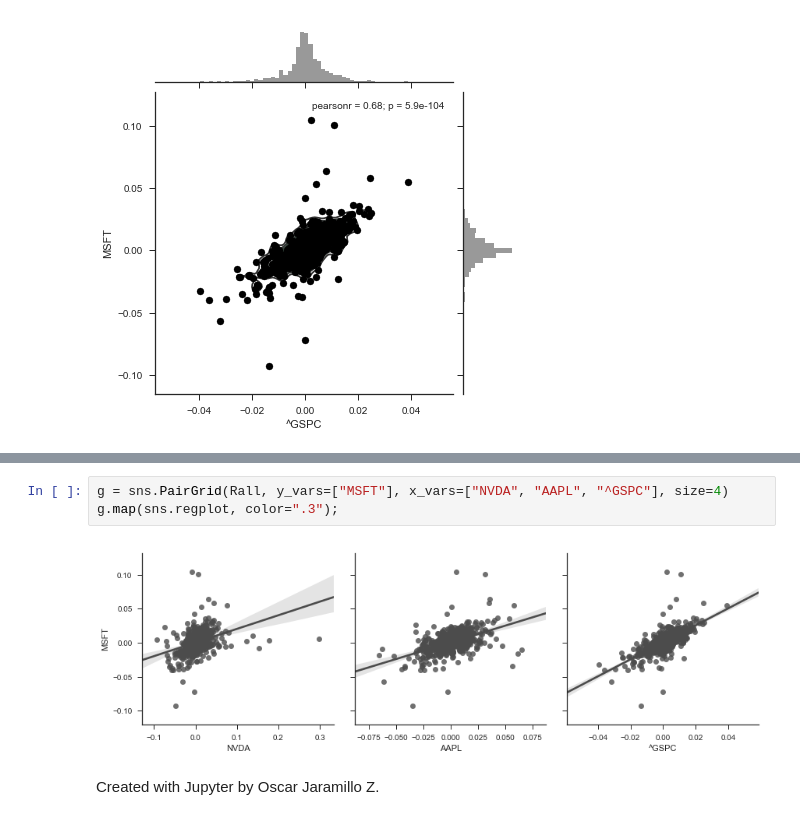
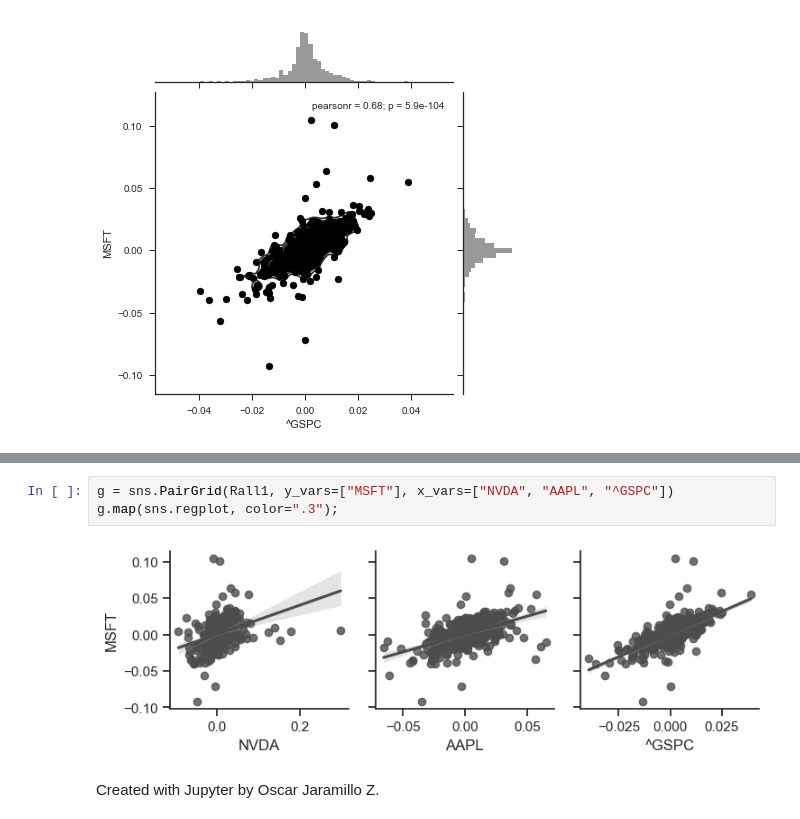
Before and after one commit to odjaramilloz/SPF-2024-I, a Jupyter notebook: TEMA-3/Clase21_ContinuacionClase20.ipynb, the cells around one changed output, grey strips where cells are left out. Cells and saved outputs as stored; diff of their text form.

```diff
--- a/TEMA-3/Clase21_ContinuacionClase20.ipynb
+++ b/TEMA-3/Clase21_ContinuacionClase20.ipynb
@@ -411,8 +449,8 @@ Rall1.corr()
 # %%
-g = sns.PairGrid(Rall, y_vars=["MSFT"], x_vars=["NVDA", "AAPL", "^GSPC"], size=4)
+g = sns.PairGrid(Rall1, y_vars=["MSFT"], x_vars=["NVDA", "AAPL", "^GSPC"])
 g.map(sns.regplot, color=".3");
 # %% [output]
-[figure, old version]
+[figure, new version]
 # %% [markdown]
 <script>
   $(document).ready(function(){
```
Also changed, not shown: parts of 21 cells of this notebook, 2 other files.
